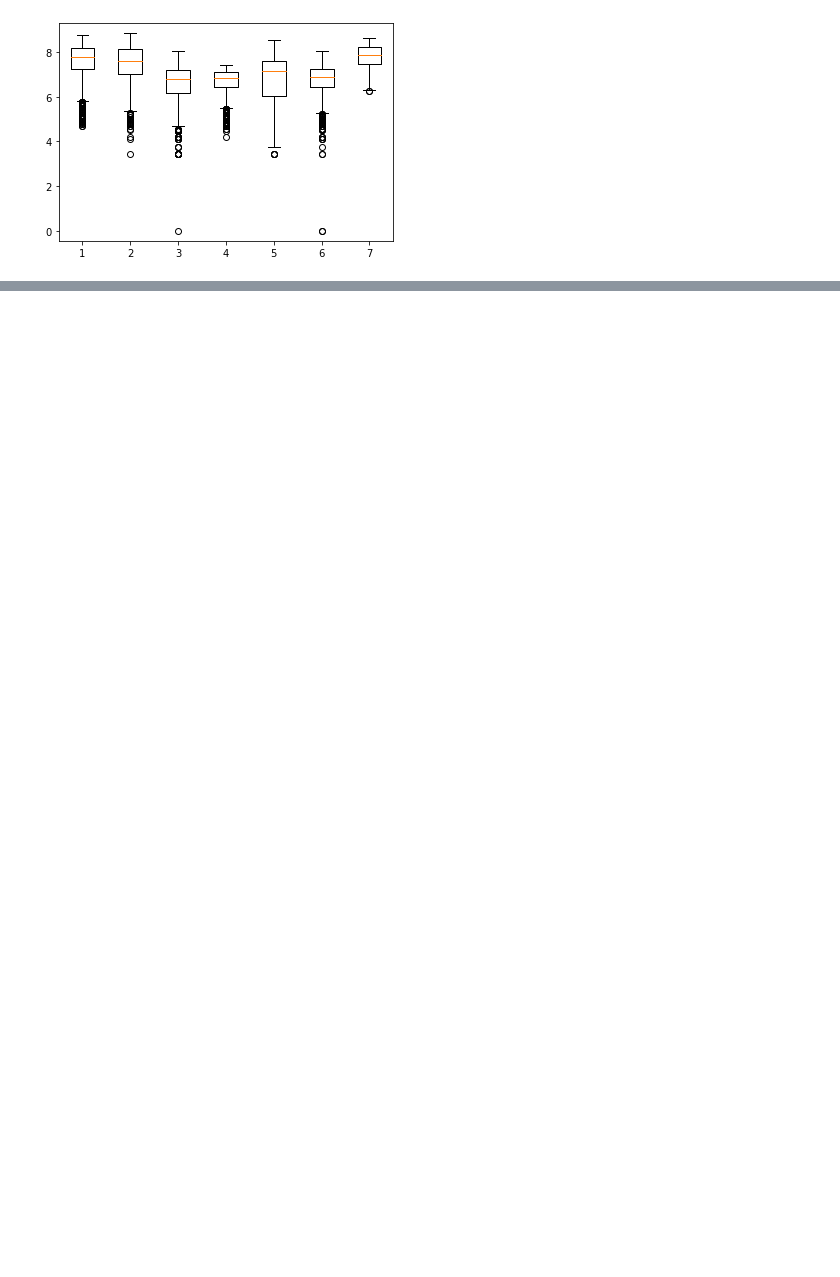
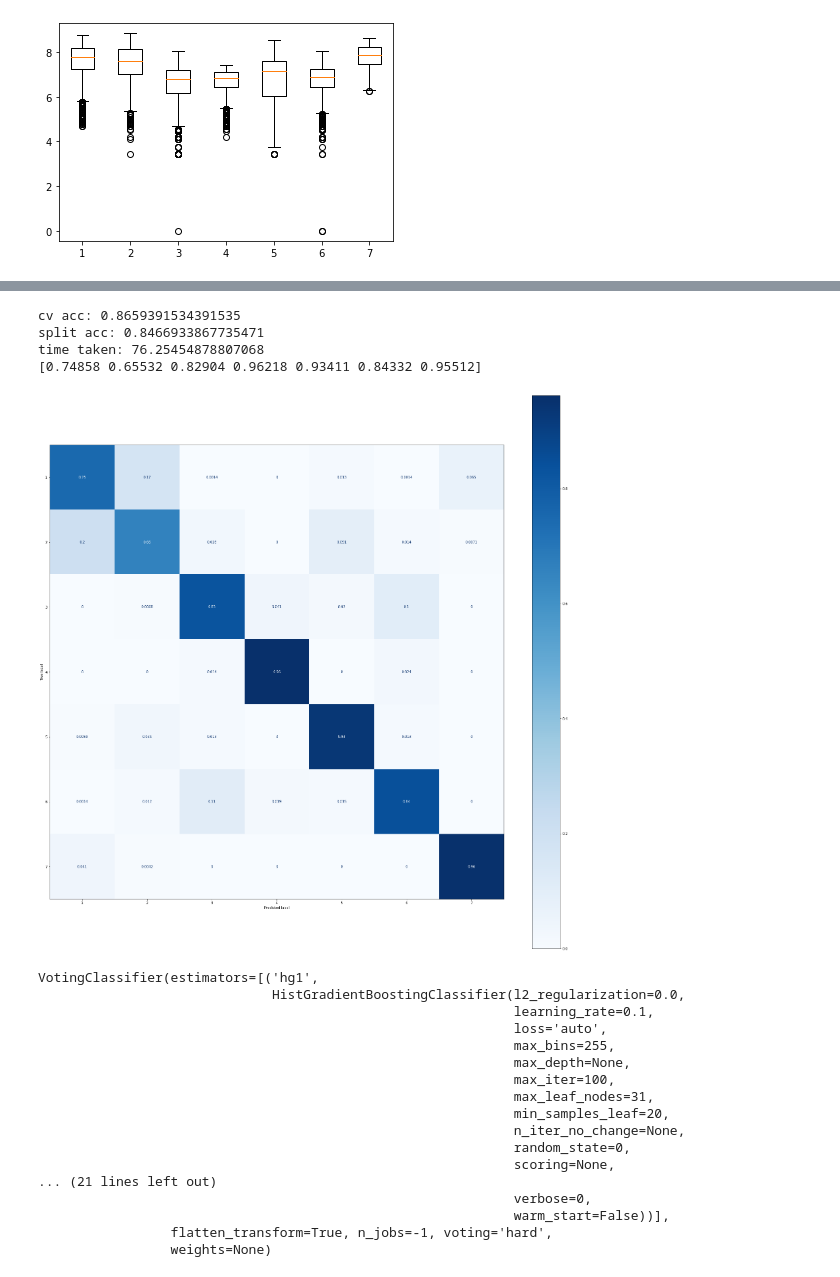
Before and after one commit to vishpillai123/w207_final_project_bwp, a Jupyter notebook: kevin/Project.ipynb, the cells around one changed output, grey strips where cells are left out. Cells and saved outputs as stored; diff of their text form; code cells hidden in the pictures; blank space fills up the shorter version.

```diff
--- a/kevin/Project.ipynb
+++ b/kevin/Project.ipynb
@@ -167,0 +245,30 @@ k=50:   0.9999999999968857
+# %%
+# Voting
+models = [('hg1',HistGradientBoostingClassifier(random_state=0)),
+           ('hg2',HistGradientBoostingClassifier(random_state=0)),
+           ('hg3',HistGradientBoostingClassifier(random_state=0))]
+model = VotingClassifier(models, n_jobs=-1)
+score_model(model,df_train);
+# %% [output]
+cv acc: 0.8659391534391535
+split acc: 0.8466933867735471
+time taken: 76.25454878807068
+[0.74858 0.65532 0.82904 0.96218 0.93411 0.84332 0.95512]
+[figure, added]
+VotingClassifier(estimators=[('hg1',
+                              HistGradientBoostingClassifier(l2_regularization=0.0,
+                                                             learning_rate=0.1,
+                                                             loss='auto',
+                                                             max_bins=255,
+                                                             max_depth=None,
+                                                             max_iter=100,
+                                                             max_leaf_nodes=31,
+                                                             min_samples_leaf=20,
+                                                             n_iter_no_change=None,
+                                                             random_state=0,
+                                                             scoring=None,
+... (21 lines left out)
+                                                             verbose=0,
+                                                             warm_start=False))],
+                 flatten_transform=True, n_jobs=-1, voting='hard',
+                 weights=None)
```
Also changed, not shown: parts of 48 cells of this notebook.
